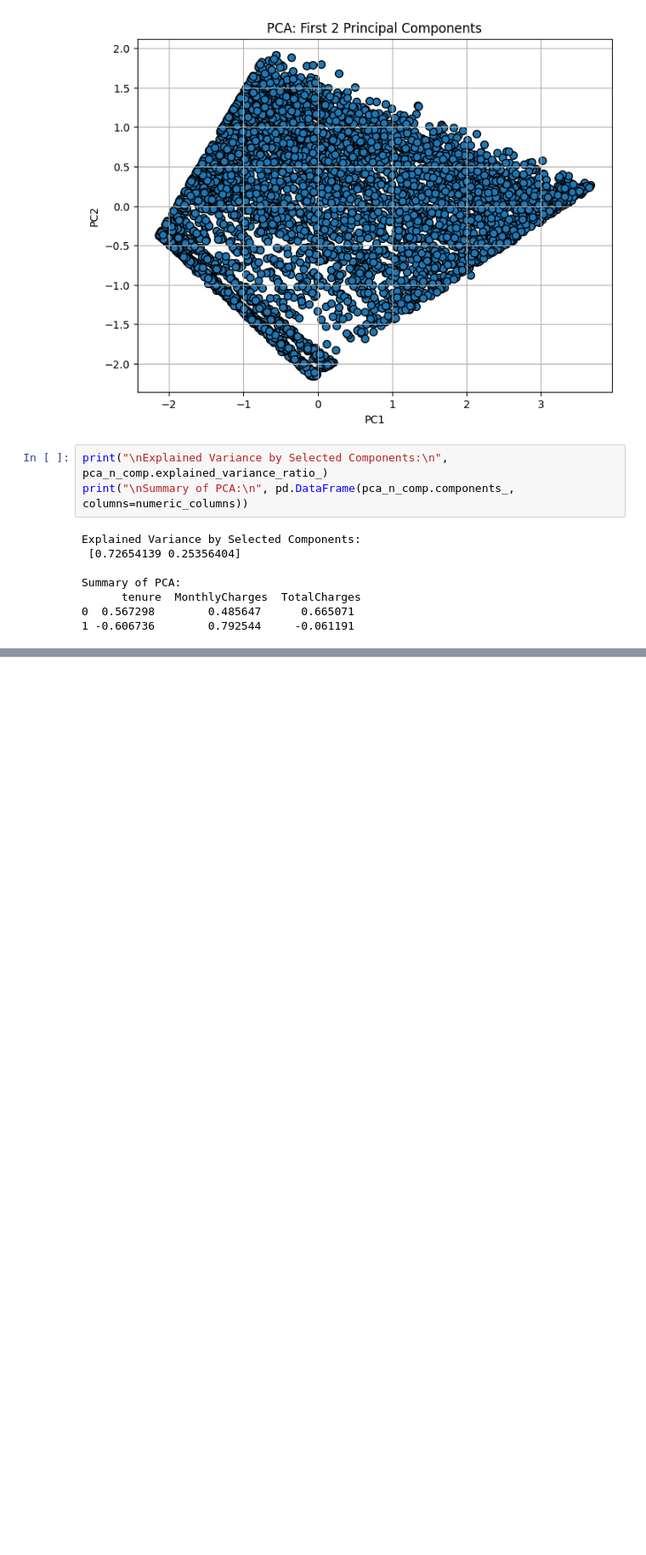
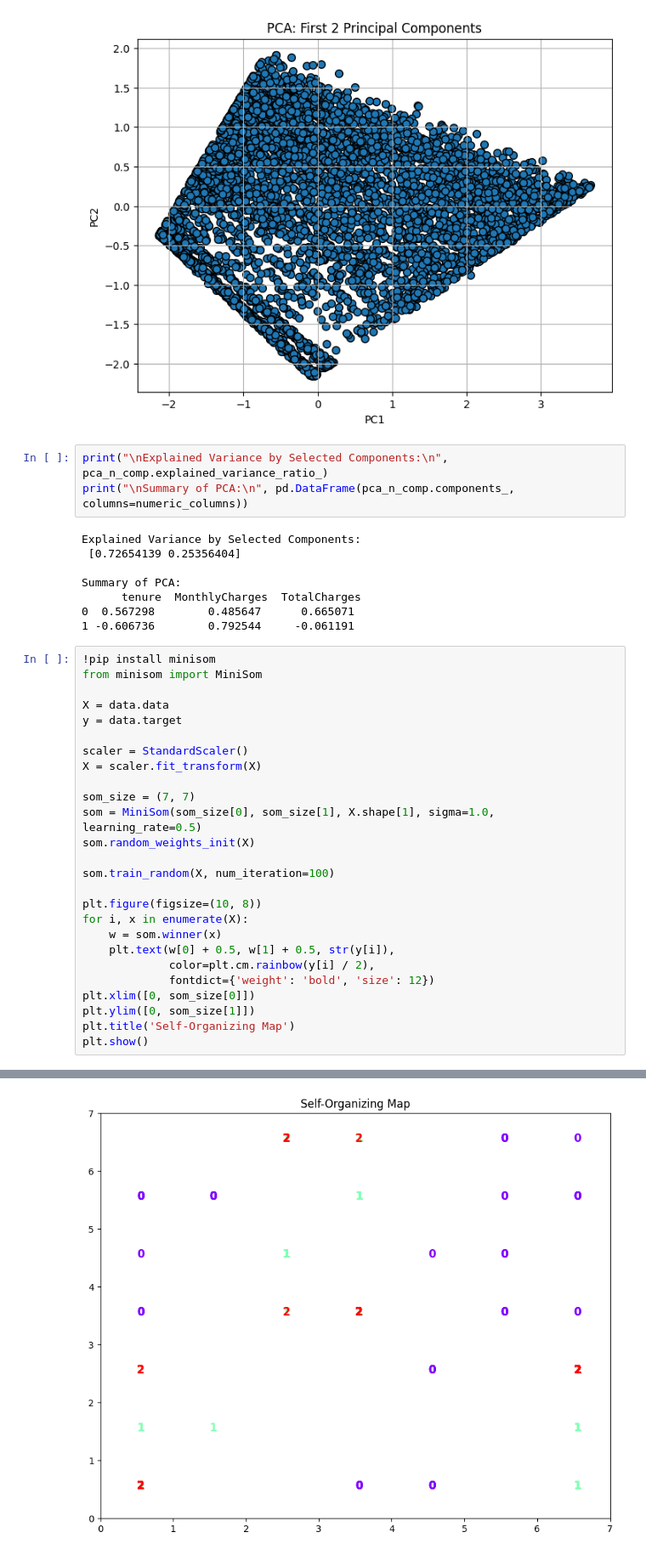
Before and after one commit to ajithk1503/EDA-DA, a Jupyter notebook: EDA_da.ipynb, the cells around one changed output, grey strips where cells are left out. Shown at 85% size. Saved outputs shown, nothing was run; the diff lists cells and outputs as text; blank space fills up the shorter version.

```diff
--- a/EDA_da.ipynb
+++ b/EDA_da.ipynb
@@ -953,3 +959,30 @@ Summary of PCA:
       tenure  MonthlyCharges  TotalCharges
 0  0.567298        0.485647      0.665071
 1 -0.606736        0.792544     -0.061191
+# %%
+!pip install minisom
+from minisom import MiniSom
+
+X = data.data
+y = data.target
+
+scaler = StandardScaler()
+X = scaler.fit_transform(X)
+
+som_size = (7, 7)
+som = MiniSom(som_size[0], som_size[1], X.shape[1], sigma=1.0, learning_rate=0.5)
+som.random_weights_init(X)
+
+som.train_random(X, num_iteration=100)
+
+plt.figure(figsize=(10, 8))
+for i, x in enumerate(X):
+    w = som.winner(x)
+    plt.text(w[0] + 0.5, w[1] + 0.5, str(y[i]),
+             color=plt.cm.rainbow(y[i] / 2),
+             fontdict={'weight': 'bold', 'size': 12})
+plt.xlim([0, som_size[0]])
+plt.ylim([0, som_size[1]])
+plt.title('Self-Organizing Map')
+plt.show()
+# %% [output]
@@ -955,0 +990 @@ Summary of PCA:
+[figure, added]
```
Also changed, not shown: parts of 4 cells of this notebook.
